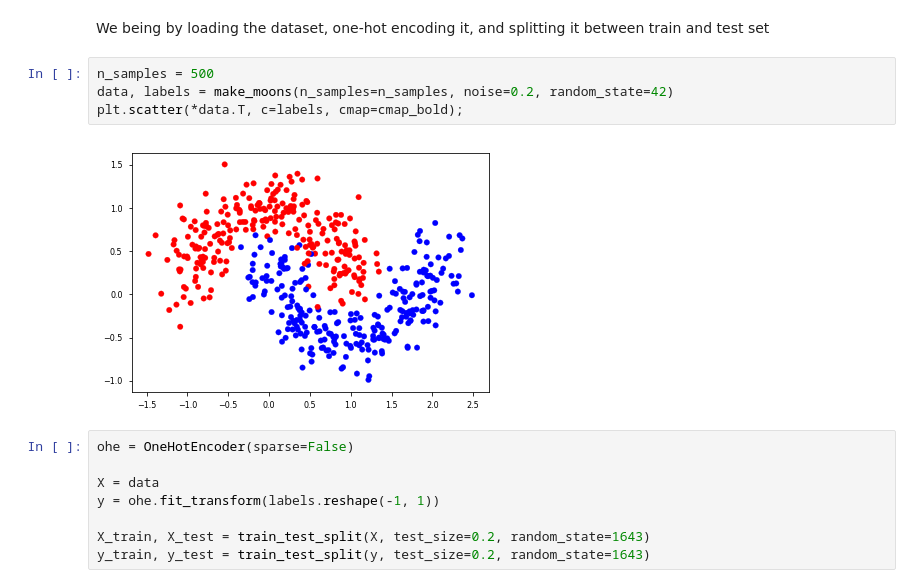
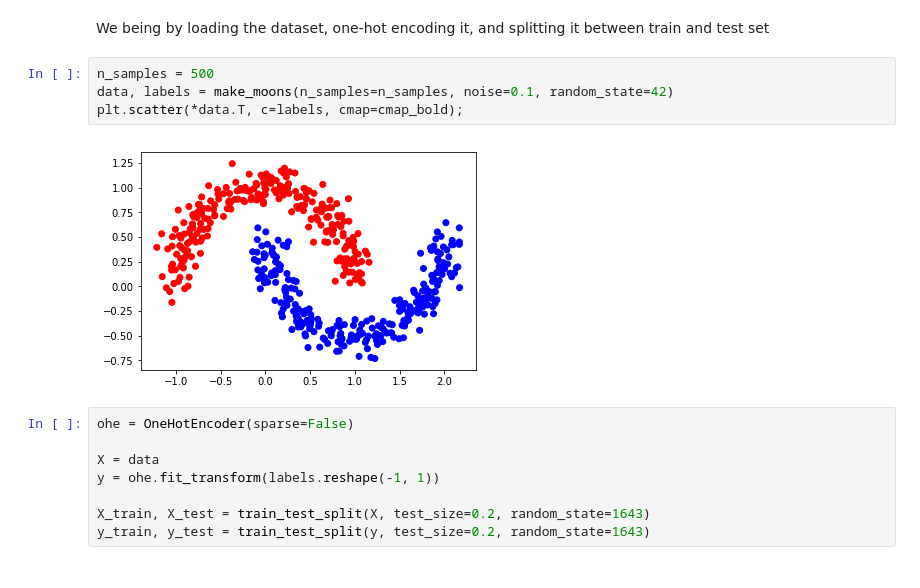
Before and after one commit to gerdm/machine_learning, a Jupyter notebook: other/single_layer_nnet.ipynb, the cells around one changed output. Saved outputs shown, nothing was run; the diff lists cells and outputs as text.

```diff
--- a/other/single_layer_nnet.ipynb
+++ b/other/single_layer_nnet.ipynb
@@ -15,10 +15,10 @@ cmap_bold = ListedColormap(['#FF0000', '#00FF00', '#0000FF'])
 We being by loading the dataset, one-hot encoding it, and splitting it between train and test set
 # %%
 n_samples = 500
-data, labels = make_moons(n_samples=n_samples, noise=0.2, random_state=42)
+data, labels = make_moons(n_samples=n_samples, noise=0.1, random_state=42)
 plt.scatter(*data.T, c=labels, cmap=cmap_bold);
 # %% [output]
-[figure, old version]
+[figure, new version]
 # %%
 ohe = OneHotEncoder(sparse=False)
 
```
Also changed, not shown: parts of 5 cells of this notebook.
